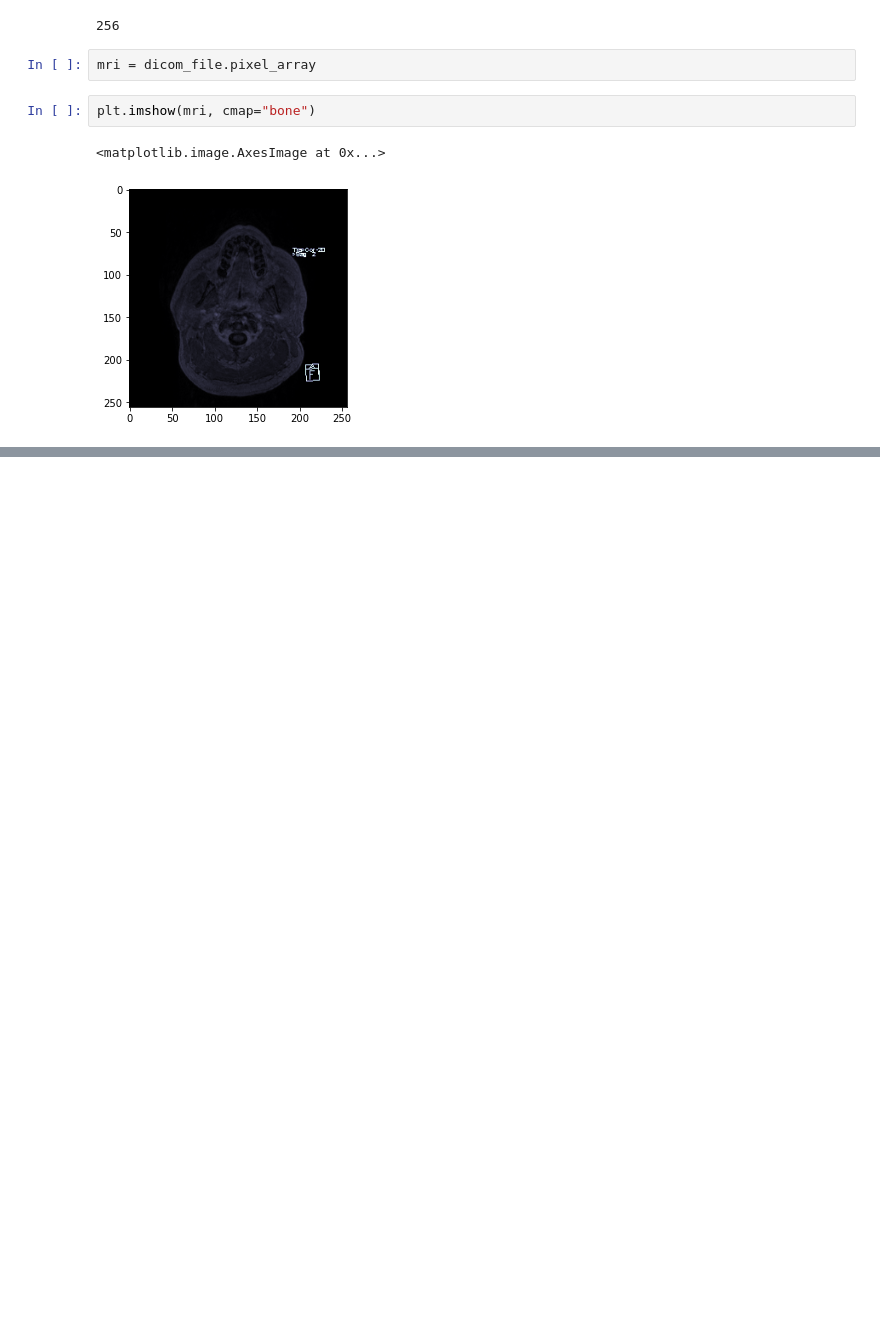
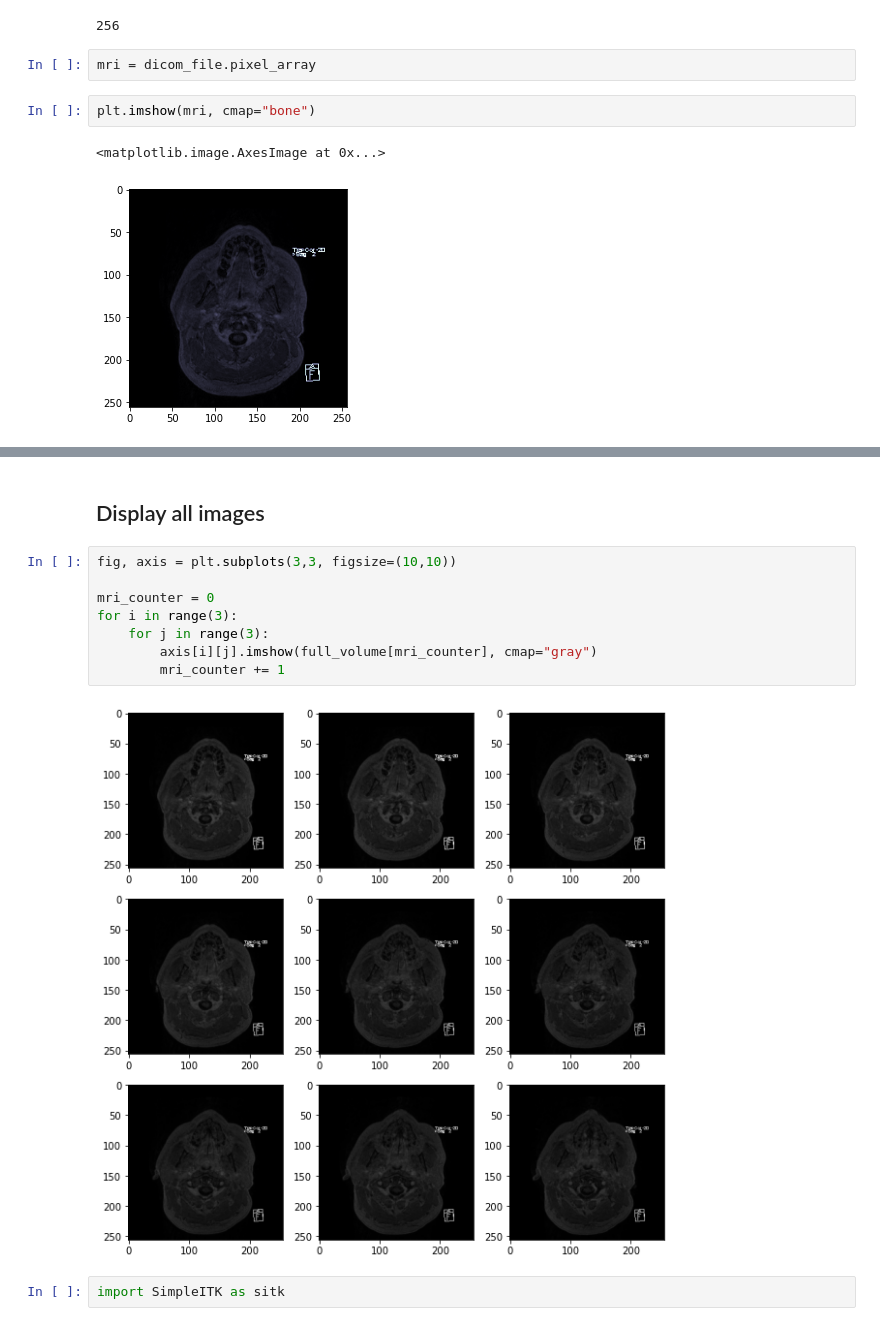
Before and after one commit to Zahed-Golabi/Medical-Imaging, a Jupyter notebook: Dicom.ipynb, the cells around one changed output, grey strips where cells are left out. Saved outputs shown, nothing was run; the diff lists cells and outputs as text; blank space fills up the shorter version.

```diff
--- a/Dicom.ipynb
+++ b/Dicom.ipynb
@@ -82,0 +88,14 @@ for mri in mri_data:
+# %% [markdown]
+## Display all images
+# %%
+fig, axis = plt.subplots(3,3, figsize=(10,10))
+
+mri_counter = 0
+for i in range(3):
+    for j in range(3):
+        axis[i][j].imshow(full_volume[mri_counter], cmap="gray")
+        mri_counter += 1
+# %% [output]
+[figure, added]
+# %%
+import SimpleITK as sitk
```
Also changed, not shown: parts of 21 cells of this notebook.
